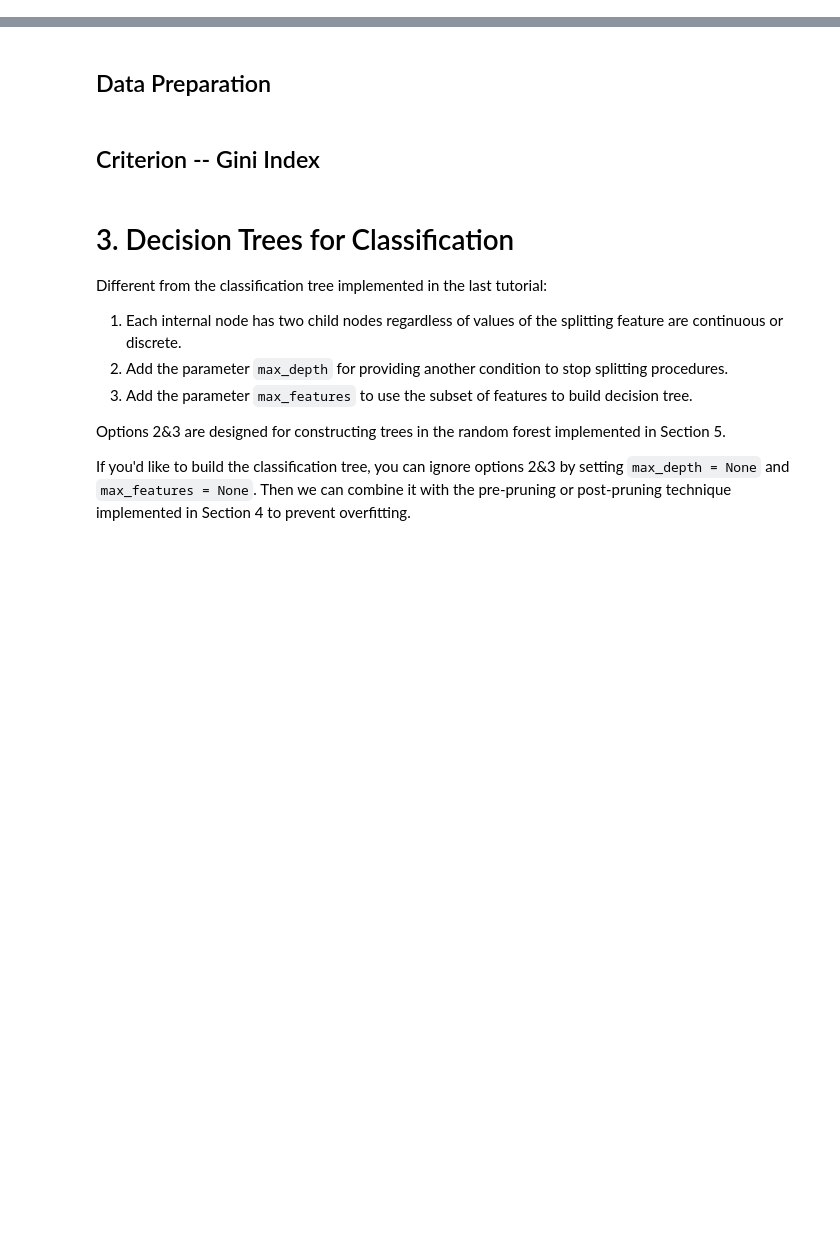
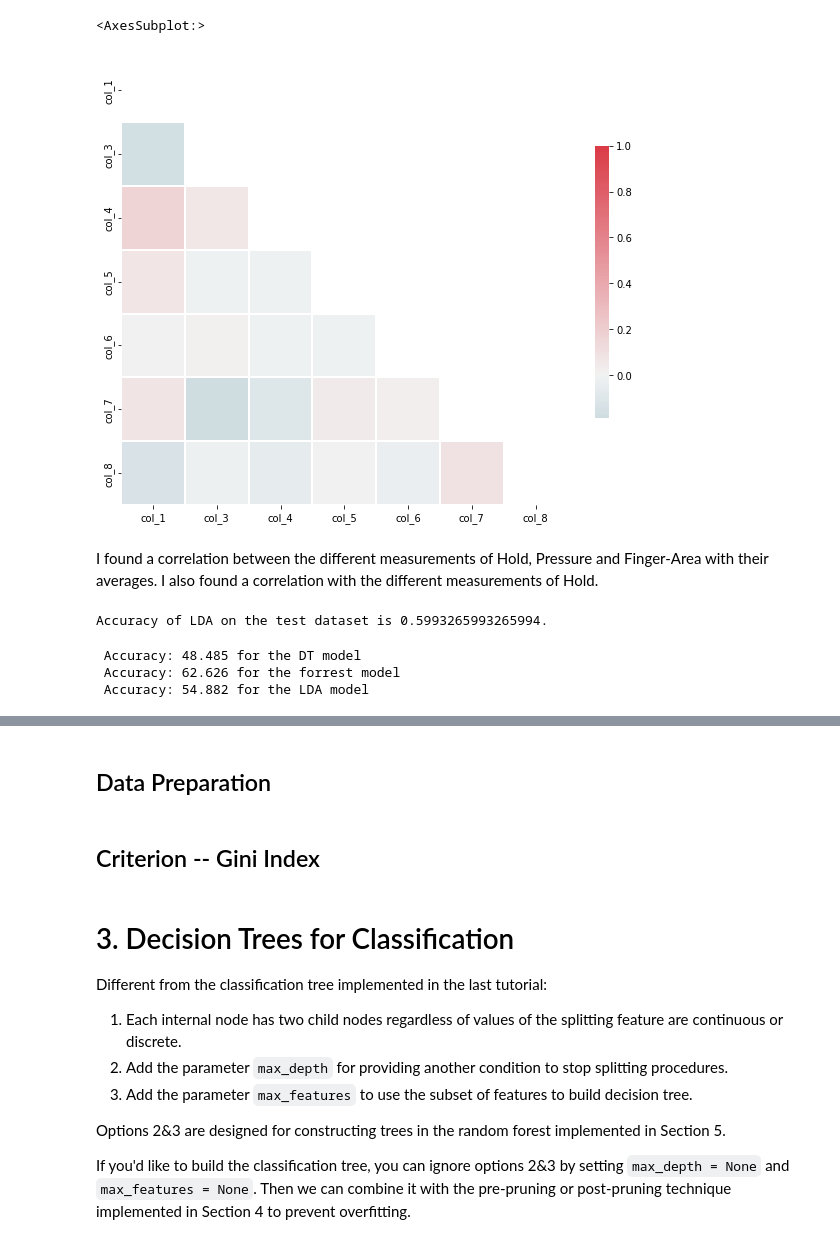
Before and after one commit to Giusseppe-97/Uncertainty_Quantification, a Jupyter notebook: code/code_classification/Abalone/abalone.ipynb, the cells around one changed output, grey strips where cells are left out. Cells and saved outputs as stored; diff of their text form; code cells hidden in the pictures; blank space fills up the shorter version.

```diff
--- a/code/code_classification/Abalone/abalone.ipynb
+++ b/code/code_classification/Abalone/abalone.ipynb
@@ -14,0 +354,9 @@ from sklearn.metrics import mean_squared_error, accuracy_score, confusion_matrix
+# %%
+# I am loading the full dataset and renaming the columns to keep better track of each attribute
+data_dir = "..\..\..\data\data_classification"
+data_path = os.path.join(data_dir, "abalone_classification.csv")
+df = pd.read_csv(data_path, header=0)
+col_names = ['col_1','col_2','col_3','col_4','col_5','col_6','col_7','col_8','name']
+df.columns = col_names
+
+df.head(3)
@@ -14,0 +403,35 @@ from sklearn.metrics import mean_squared_error, accuracy_score, confusion_matrix
+# %%
+# Mise en place de la matrice de coorélation
+corr                             = df.corr()
+mask                             = np.zeros_like(corr, dtype=np.bool)
+mask[np.triu_indices_from(mask)] = True
+f, ax                            = plt.subplots(figsize=(10,50))
+cmap                             = sns.diverging_palette(220, 10, as_cmap=True)
+
+# Visualisation de la matrice
+sns.heatmap(corr, mask=mask, cmap=cmap, vmax=1, center=0, square=True, linewidths=.1, cbar_kws={"shrink": .1})
+# %% [output]
+<AxesSubplot:>
+[figure, added]
+# %% [markdown]
+I found a correlation between the different measurements of Hold, Pressure and Finger-Area with their averages. I also found a correlation with the different measurements of Hold.
+# %%
+### initiate the LDA model
+data_X = df.iloc[:,:-1]
+data_y = df.iloc[:,-1]
+scaler_X = StandardScaler()
+data_X = scaler_X.fit_transform(data_X)
+data_y = pd.Categorical(data_y).codes.reshape(-1)
+# Randomly assingning a train and test set
+train_X, test_X, train_y, test_y = train_test_split(data_X, data_y, test_size=0.20, random_state=13)
+
+model = myLDA()
+### fit the model with training data and get the estimation of mu and Sigma
+mu, Sigma = model.fit(train_X, train_y)
+### predict the label of test data
+y_pred = model.predict(test_X)
+### calculate the accuracy of the fitted LDA model on test data
+accuracy = np.sum(y_pred == test_y)/len(test_y)
+print("Accuracy of LDA on the test dataset is {}.".format(accuracy))
+# %% [output]
+Accuracy of LDA on the test dataset is 0.5993265993265994.
@@ -14,0 +445,8 @@ from sklearn.metrics import mean_squared_error, accuracy_score, confusion_matrix
+# %%
+print(" Accuracy: %.3f for the DT model" % (model_DT.score(main()[1], main()[3])*100.0))
+print(" Accuracy: %.3f for the forrest model" % (model_forrest.score(main()[1], main()[3])*100.0))
+print(" Accuracy: %.3f for the LDA model" % (model_LDA.score(main()[1], main()[3])*100.0))
+# %% [output]
+ Accuracy: 48.485 for the DT model
+ Accuracy: 62.626 for the forrest model
+ Accuracy: 54.882 for the LDA model
```
Also changed, not shown: parts of 35 cells of this notebook.
